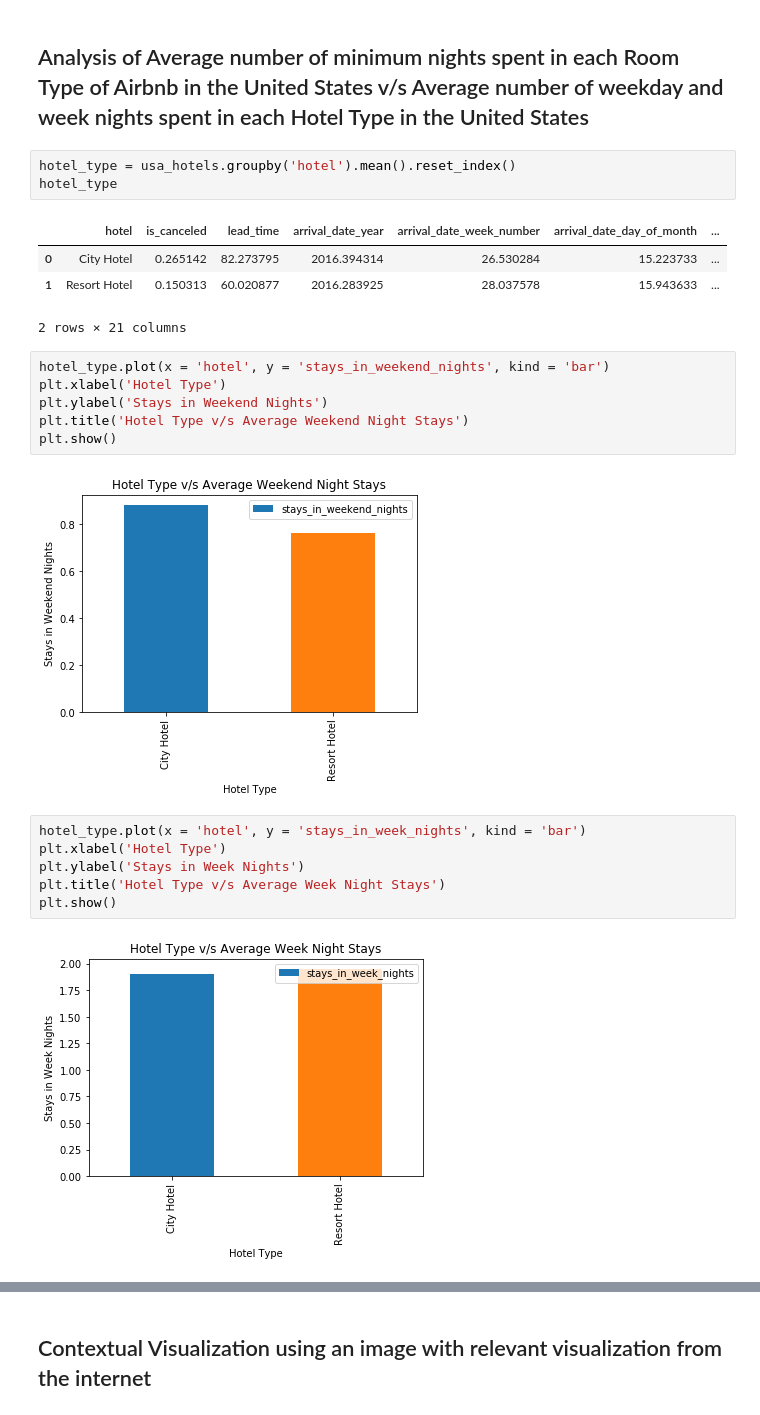
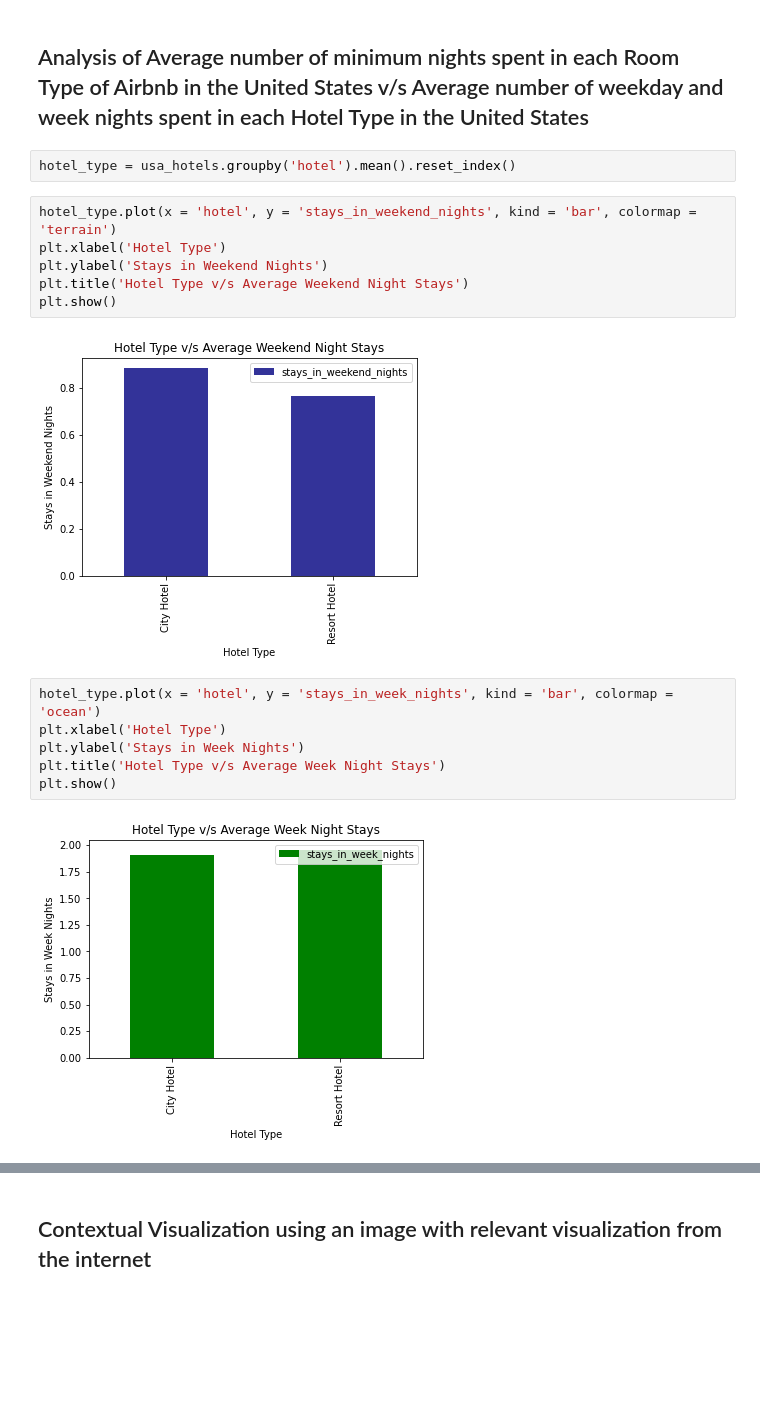
Before and after one commit to tanyagupta55/tanyagupta55.github.io, a Jupyter notebook: gupta-tanya-project3.ipynb, the cells around one changed output, grey strips where cells are left out. Drawn from its saved outputs; the diff is of its cells as text; blank space fills up the shorter version.

```diff
--- a/gupta-tanya-project3.ipynb
+++ b/gupta-tanya-project3.ipynb
@@ -320,25 +169,19 @@ airbnb['room_type'].nunique()
 ## Analysis of Average number of minimum nights spent in each Room Type of Airbnb in the United States v/s Average number of weekday and week nights spent in each Hotel Type in the United States
 # %%
 hotel_type = usa_hotels.groupby('hotel').mean().reset_index()
-hotel_type
-# %% [output]
-|  | hotel | is_canceled | lead_time | arrival_date_year | arrival_date_week_number | arrival_date_day_of_month | ... |
-| 0 | City Hotel | 0.265142 | 82.273795 | 2016.394314 | 26.530284 | 15.223733 | ... |
-| 1 | Resort Hotel | 0.150313 | 60.020877 | 2016.283925 | 28.037578 | 15.943633 | ... |
-2 rows × 21 columns
 # %%
-hotel_type.plot(x = 'hotel', y = 'stays_in_weekend_nights', kind = 'bar')
+hotel_type.plot(x = 'hotel', y = 'stays_in_weekend_nights', kind = 'bar', colormap = 'terrain')
 plt.xlabel('Hotel Type')
 plt.ylabel('Stays in Weekend Nights')
 plt.title('Hotel Type v/s Average Weekend Night Stays')
 plt.show()
 # %% [output]
-[figure, old version]
+[figure, new version]
 # %%
-hotel_type.plot(x = 'hotel', y = 'stays_in_week_nights', kind = 'bar')
+hotel_type.plot(x = 'hotel', y = 'stays_in_week_nights', kind = 'bar', colormap = 'ocean')
 plt.xlabel('Hotel Type')
 plt.ylabel('Stays in Week Nights')
 plt.title('Hotel Type v/s Average Week Night Stays')
 plt.show()
 # %% [output]
-[figure, old version]
+[figure, new version]
```
Also changed, not shown: parts of 24 cells of this notebook.
